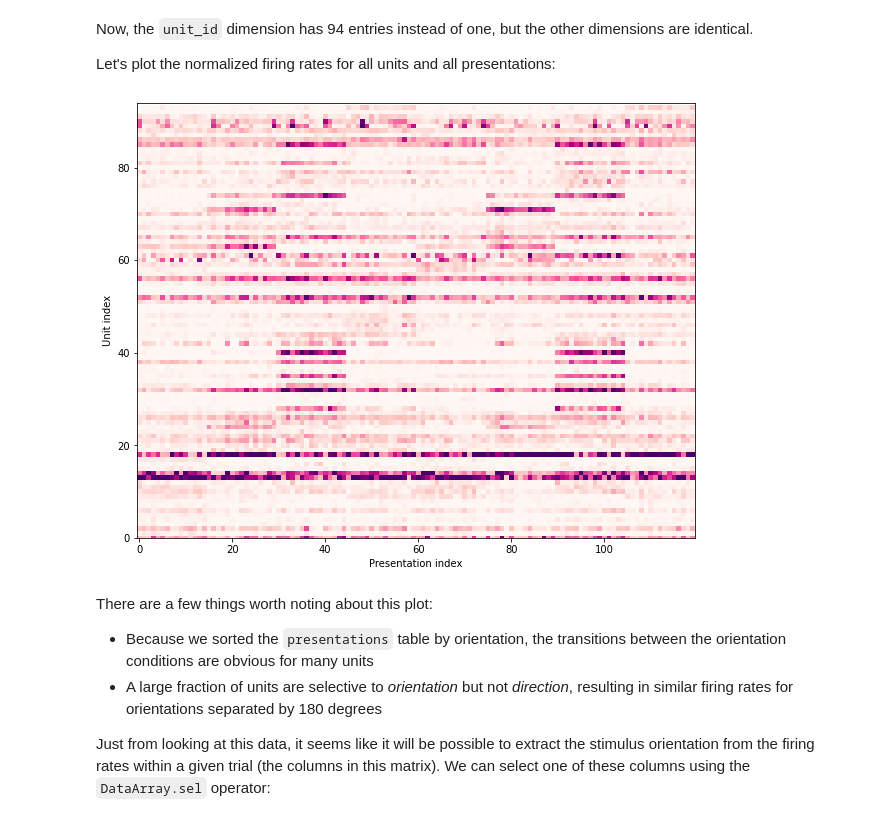
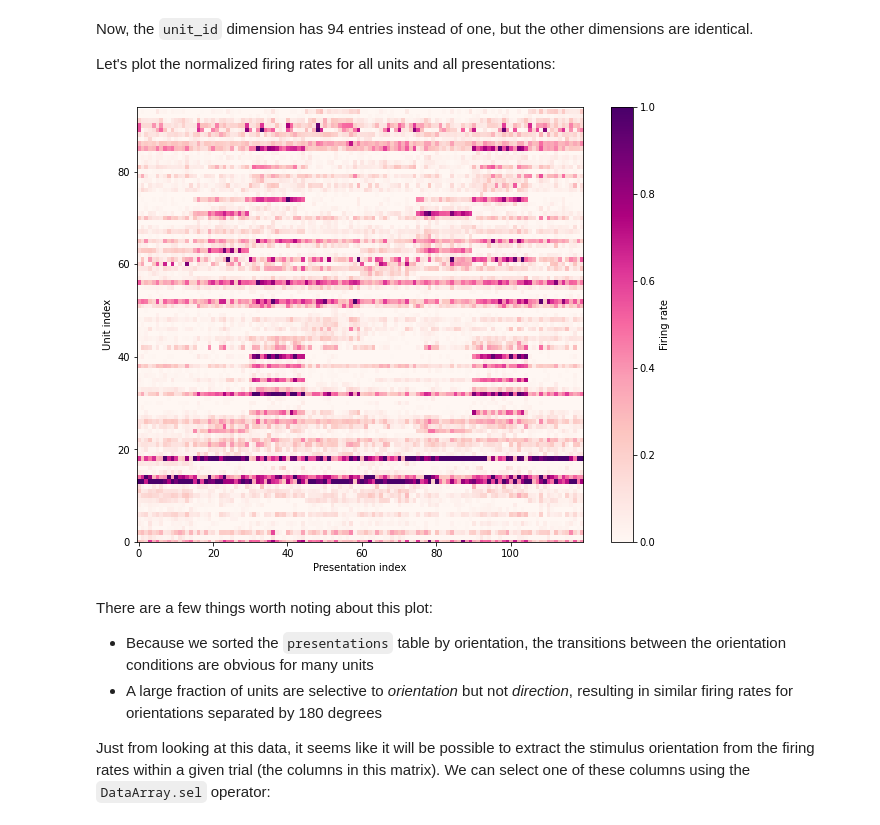
Before and after one commit to AllenSWDB/swdb_visualcoding_template, a Jupyter notebook: code/Day 2 - Tutorial 1.ipynb, the cells around one changed output. Cells and saved outputs as stored; diff of their text form; code cells hidden in the pictures.

```diff
--- a/code/Day 2 - Tutorial 1.ipynb
+++ b/code/Day 2 - Tutorial 1.ipynb
@@ -357,16 +375,17 @@ Let's plot the normalized firing rates for all units and all presentations:
 # %%
 plt.figure(figsize=(10,8))
 
 firing_rates = da.sum('time_relative_to_stimulus_onset').T / 2
 max_rates = firing_rates.max('unit_id')
 norm_firing_rates = firing_rates / np.tile(max_rates, (len(unit_ids),1))
 
 plt.imshow(norm_firing_rates, cmap='RdPu', aspect='auto', vmax=1)
 plt.xlabel('Presentation index')
 plt.ylabel('Unit index')
+plt.colorbar(label='Firing rate', aspect=20)
 _ = plt.ylim([0, len(unit_ids)])
 # %% [output]
-[figure, old version]
+[figure, new version]
 # %% [markdown]
 There are a few things worth noting about this plot:
 
```
Also changed, not shown: parts of 37 cells of this notebook, 1 other file.
